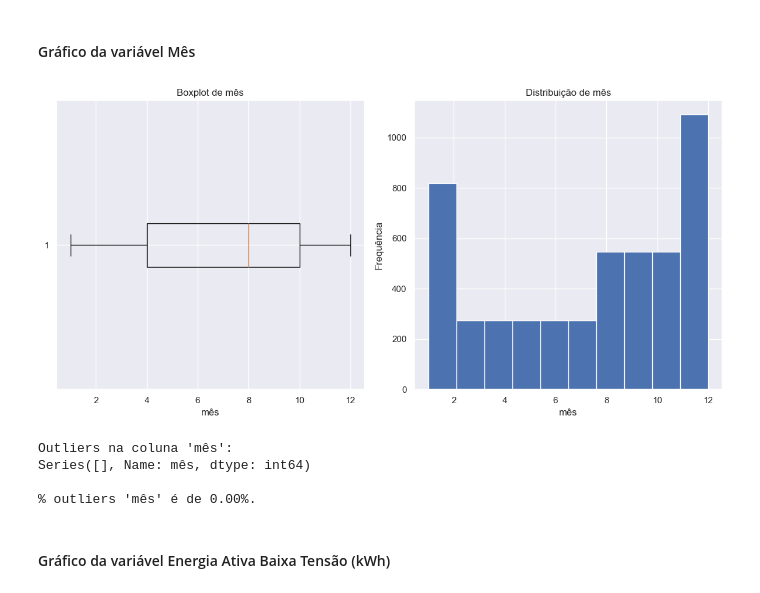
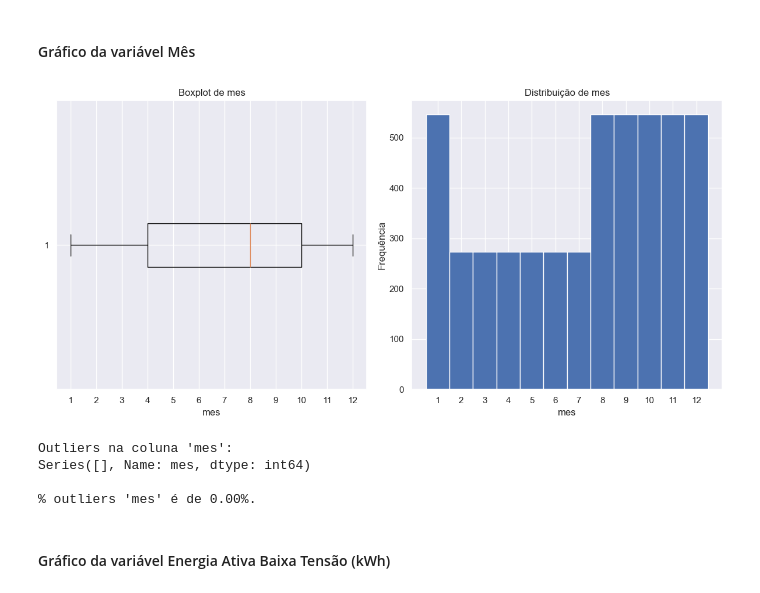
Before and after one commit to kreativermario/Projeto-DECD, a Jupyter notebook: notebooks/data_understanding.ipynb, the cells around one changed output. Drawn from its saved outputs; the diff is of its cells as text; code cells hidden in the pictures.

```diff
--- a/notebooks/data_understanding.ipynb
+++ b/notebooks/data_understanding.ipynb
@@ -147,26 +159,38 @@ Series([], Name: ano, dtype: int64)
 #### Gráfico da variável Mês
 # %%
 # Coluna para analisar
-coluna_mes = 'mês'
+coluna_mes = 'mes'
+
+# Configuração dos bins para ficarem alinhados com os meses
+# Encontrar o menor e o maior mês no DataFrame
+min_mes = merged_df[coluna_mes].min()
+max_mes = merged_df[coluna_mes].max()
+
+# Criar uma lista de bins do mes menor para o maior, com um bin para cada mes
+bins = np.arange(min_mes, max_mes + 2) - 0.5  # Ajuste de 0.5 para alinhar os ticks nos meses
 
 # Criar subplots
 fig, (ax_boxplot, ax_hist) = plt.subplots(1, 2, figsize=(12, 6))
 
 # Boxplot
 ax_boxplot.boxplot(merged_df[coluna_mes], vert=False)
 ax_boxplot.set_title(f'Boxplot de {coluna_mes}')
 ax_boxplot.set_xlabel(coluna_mes)
+# Ajustar os ticks do eixo x para que se alinhem com os meses
+ax_boxplot.set_xticks(np.arange(min_mes, max_mes + 1))
 
 # Histograma
-ax_hist.hist(merged_df[coluna_mes], bins=10)
+ax_hist.hist(merged_df[coluna_mes], bins=bins)
 ax_hist.set_title(f'Distribuição de {coluna_mes}')
 ax_hist.set_xlabel(coluna_mes)
 ax_hist.set_ylabel('Frequência')
+# Ajustar os ticks do eixo x para que se alinhem com os meses
+ax_hist.set_xticks(np.arange(min_mes, max_mes + 1))
 
 plt.tight_layout()
 plt.show()
 # %% [output]
-[figure, old version]
+[figure, new version]
 # %%
 # Encontrar outliers
 outliers = find_outliers(merged_df[coluna_mes])
@@ -183,10 +207,10 @@ percent_outliers = (num_outliers / total_valores) * 100
 
 print(f"% outliers '{coluna_mes}' é de {percent_outliers:.2f}%.")
 # %% [output]
-Outliers na coluna 'mês':
-Series([], Name: mês, dtype: int64)
+Outliers na coluna 'mes':
+Series([], Name: mes, dtype: int64)
 
-% outliers 'mês' é de 0.00%.
+% outliers 'mes' é de 0.00%.
 # %% [markdown]
 #### Gráfico da variável Energia Ativa Baixa Tensão (kWh)
 # %%
```
Also changed, not shown: parts of 6 cells of this notebook, 1 other file.
